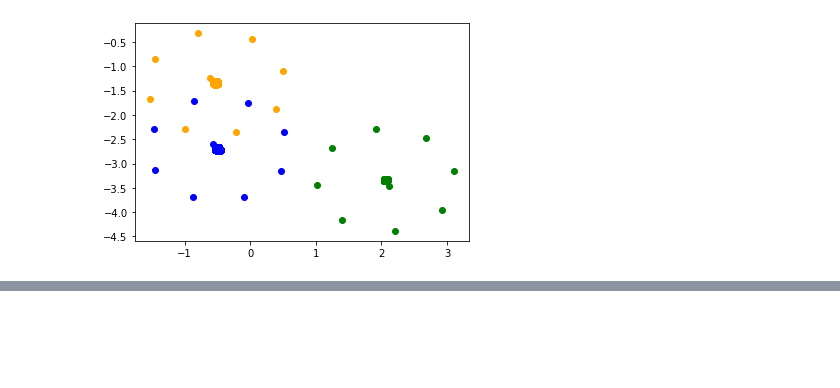
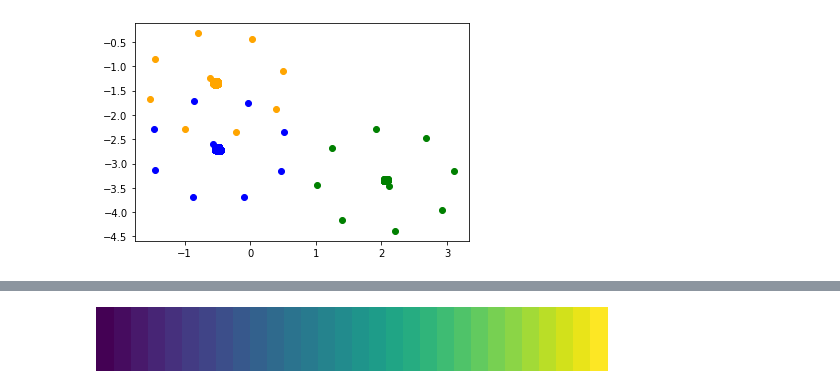
Before and after one commit to JohanLundberg12/CamVid-Image-Segmentation, a Jupyter notebook: tsne-visualization.ipynb, the cells around one changed output, grey strips where cells are left out. Saved outputs shown, nothing was run; the diff lists cells and outputs as text; code cells hidden in the pictures; blank space fills up the shorter version.

```diff
--- a/tsne-visualization.ipynb
+++ b/tsne-visualization.ipynb
@@ -87,3 +86,8 @@ visualize_model_trajectories(all_preds2, all_preds2)
 # ved at lave en vector af images x 2 hvor 2 kommer fra t-sne reduction, kan vi følge et image over epochs.
 #Altså (epochs, images, t-sne dim)
 #så kan man vælge at plotte to modellers predictions på bestemte billeder over epochs.
+# %%
+viridis = matplotlib.cm.get_cmap('viridis', 30)
+viridis
+# %% [output]
+[figure, added]
```
Also changed, not shown: parts of 2 cells of this notebook.
